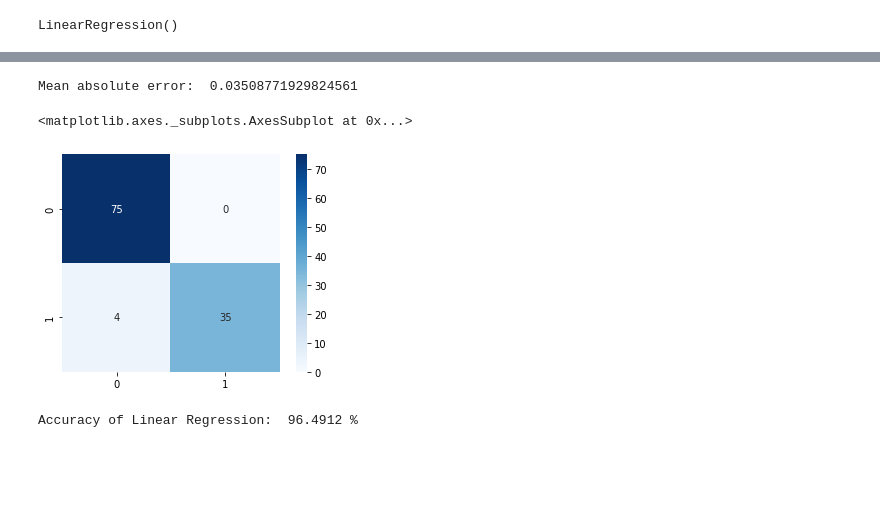
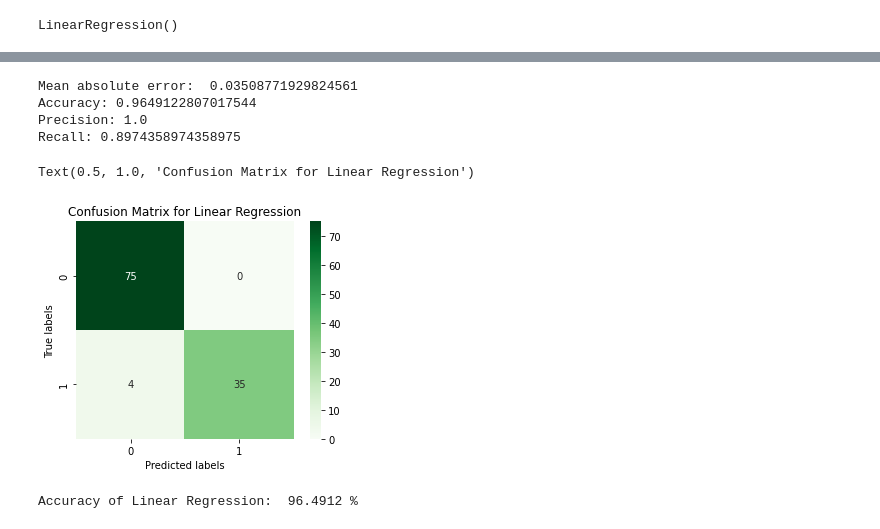
Before and after one commit to Roshni-Bala/Breast-Cancer-Risk-Prediction, a Jupyter notebook: risk_prediction.ipynb, the cells around one changed output, grey strips where cells are left out. Drawn from its saved outputs; the diff is of its cells as text; code cells hidden in the pictures; blank space fills up the shorter version.

```diff
--- a/risk_prediction.ipynb
+++ b/risk_prediction.ipynb
@@ -460,20 +444,29 @@ df_pred_lm.head(10)
 # %%
 from sklearn import metrics
 print("Mean absolute error: ", metrics.mean_absolute_error(y_test, pred_bin_lm))
-print("M")
+
+print("Accuracy:",metrics.accuracy_score(y_test, pred_lm))
+print("Precision:",metrics.precision_score(y_test, pred_lm))
+print("Recall:",metrics.recall_score(y_test, pred_lm))
 # %% [output]
 Mean absolute error:  0.03508771929824561
+Accuracy: 0.9649122807017544
+Precision: 1.0
+Recall: 0.8974358974358975
 # %%
 from sklearn.metrics import confusion_matrix
 labels = ['True Negative', 'False Positive', 'False Negative', 'True Positive']
-
+ax= plt.subplot()
 confmat = confusion_matrix(y_test, pred_bin_lm)
-sns.heatmap(confmat, square = True, annot = True , cmap = 'Blues', fmt = 'd', cbar = True)
+sns.heatmap(confmat, square = True, annot = True , cmap = 'Greens', fmt = 'd', cbar = True, ax=ax)
+ax.set_xlabel('Predicted labels')
+ax.set_ylabel('True labels')
+ax.set_title('Confusion Matrix for Linear Regression')
 # x axis - predicted - 0:false ; 1:true
 # y axis - actual val- 0:negative ; 1:positive
 # %% [output]
-<matplotlib.axes._subplots.AxesSubplot at 0x...>
+Text(0.5, 1.0, 'Confusion Matrix for Linear Regression')
-[figure, old version]
+[figure, new version]
 # %%
 accuracy_lm = metrics.accuracy_score(y_test, pred_bin_lm)
 print("Accuracy of Linear Regression: ", round(accuracy_lm*100, 4), '%')
```
Also changed, not shown: parts of 30 cells of this notebook.
